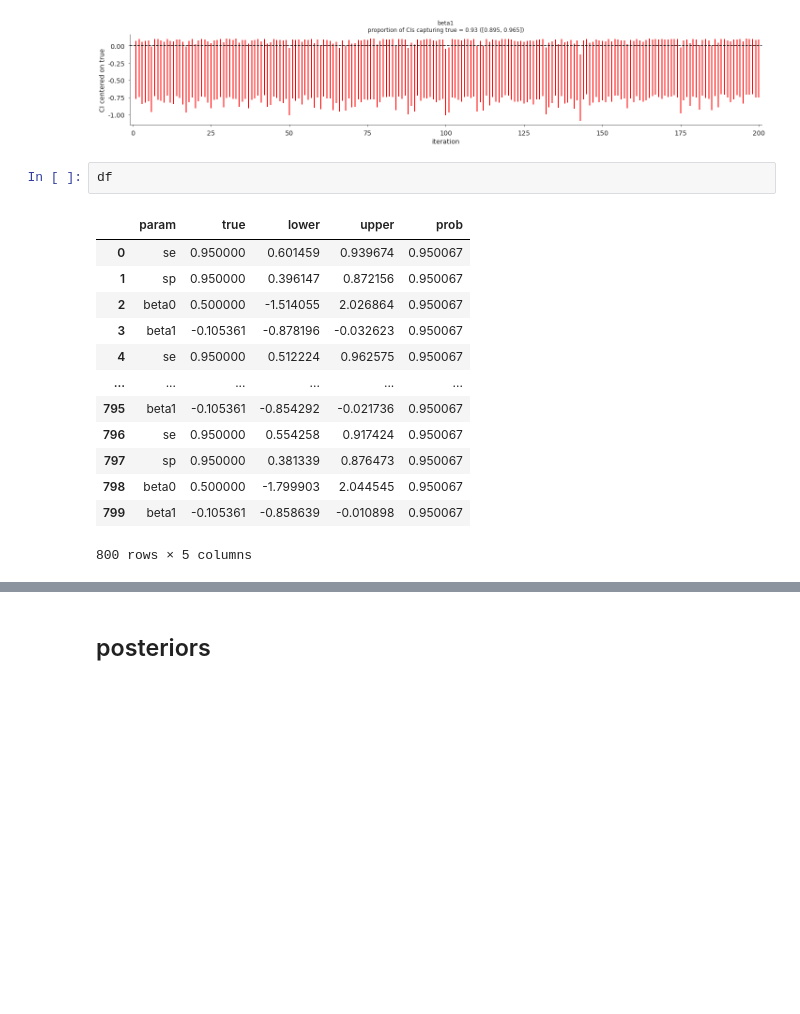
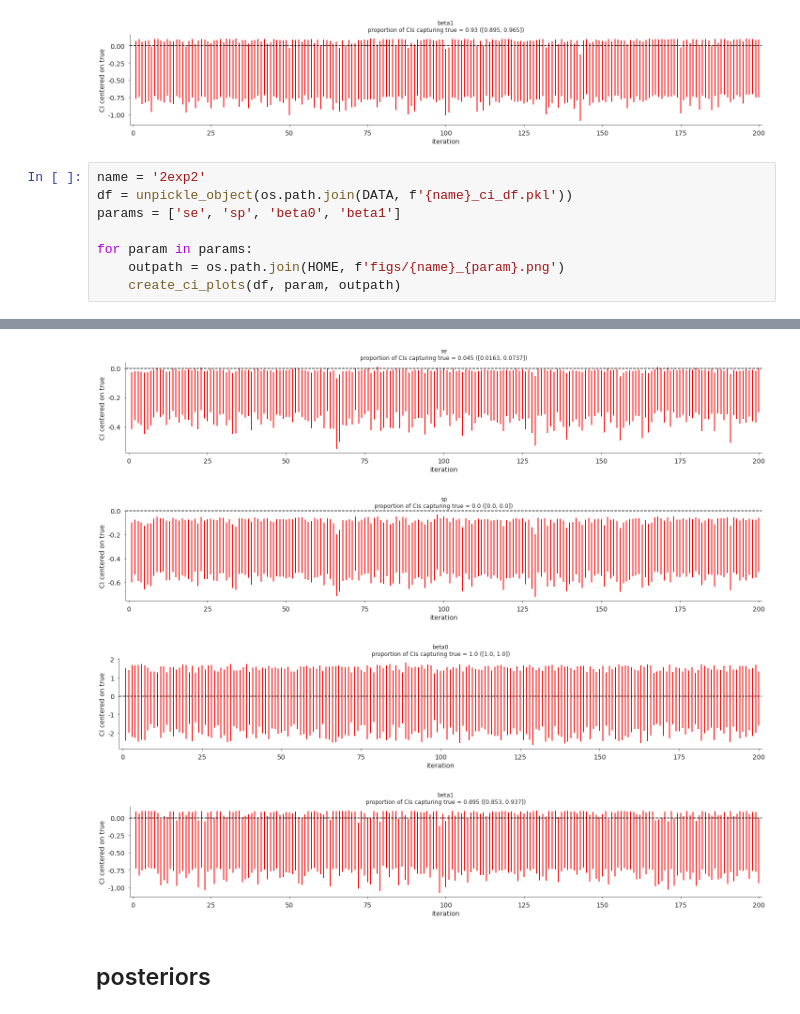
Before and after one commit to erikj540/Bayesian-Vaccine-Efficacy, a Jupyter notebook: notebooks/april12_week.ipynb, the cells around one changed output, grey strips where cells are left out. Saved outputs shown, nothing was run; the diff lists cells and outputs as text; blank space fills up the shorter version.

```diff
--- a/notebooks/april12_week.ipynb
+++ b/notebooks/april12_week.ipynb
@@ -59,19 +72,12 @@ WARNING:matplotlib.legend:No handles with labels found to put in legend.
 [figure]
 [figure]
 [figure]
-# %%
-df
-# %% [output]
-|  | param | true | lower | upper | prob |
-| 0 | se | 0.950000 | 0.601459 | 0.939674 | 0.950067 |
-| 1 | sp | 0.950000 | 0.396147 | 0.872156 | 0.950067 |
-| 2 | beta0 | 0.500000 | -1.514055 | 2.026864 | 0.950067 |
-| 3 | beta1 | -0.105361 | -0.878196 | -0.032623 | 0.950067 |
-| 4 | se | 0.950000 | 0.512224 | 0.962575 | 0.950067 |
-| ... | ... | ... | ... | ... | ... |
-| 795 | beta1 | -0.105361 | -0.854292 | -0.021736 | 0.950067 |
-| 796 | se | 0.950000 | 0.554258 | 0.917424 | 0.950067 |
-| 797 | sp | 0.950000 | 0.381339 | 0.876473 | 0.950067 |
-| 798 | beta0 | 0.500000 | -1.799903 | 2.044545 | 0.950067 |
-| 799 | beta1 | -0.105361 | -0.858639 | -0.010898 | 0.950067 |
-800 rows × 5 columns
+# %%
+name = '2exp2'
+df = unpickle_object(os.path.join(DATA, f'{name}_ci_df.pkl'))
+params = ['se', 'sp', 'beta0', 'beta1']
+
+for param in params:
+    outpath = os.path.join(HOME, f'figs/{name}_{param}.png')
+    create_ci_plots(df, param, outpath)
+# %% [output]
@@ -78,3 +88,7 @@ df
+[figure, added]
+[figure, added]
+[figure, added]
+[figure, added]
 # %% [markdown]
 ## posteriors
 # %%
```
Also changed, not shown: parts of 5 cells of this notebook, 30 other files.
